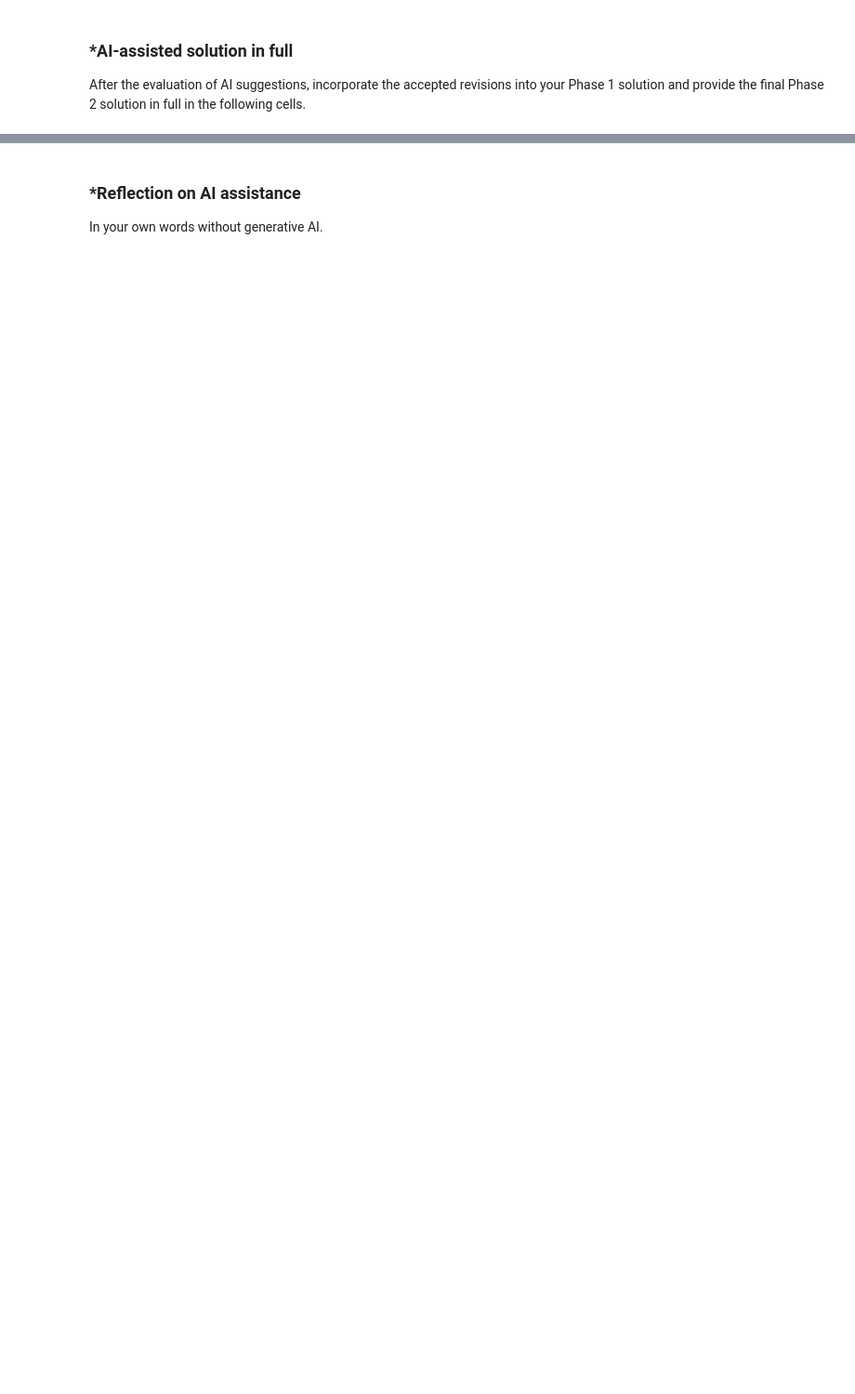
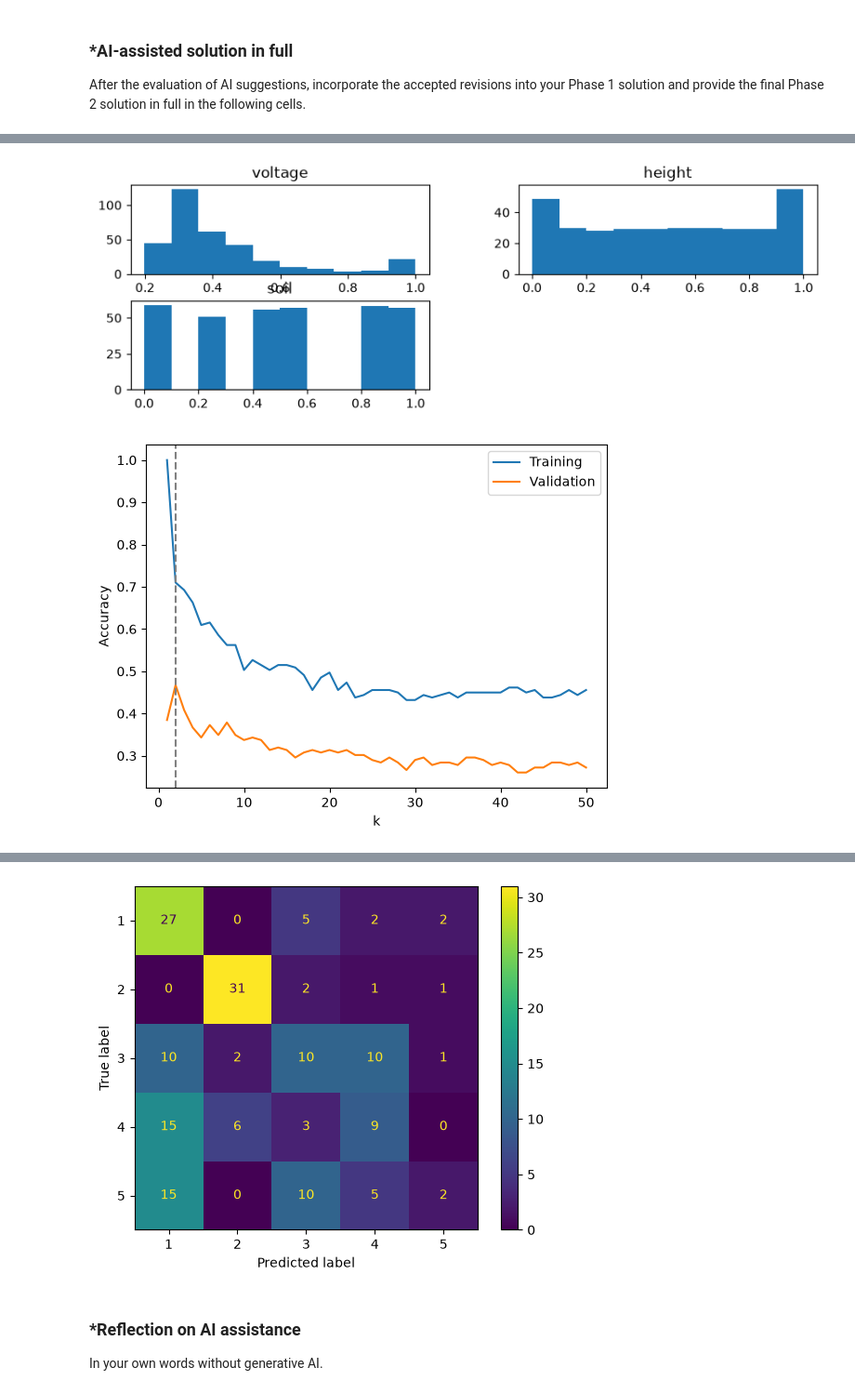
Before and after one commit to clairemcginn05/A03-knn, a Jupyter notebook: notebook.ipynb, the cells around one changed output, grey strips where cells are left out. Shown at 93% size. Cells and saved outputs as stored; diff of their text form; code cells hidden in the pictures; blank space fills up the shorter version.

```diff
--- a/notebook.ipynb
+++ b/notebook.ipynb
@@ -161,0 +295,66 @@ After the evaluation of AI suggestions, incorporate the accepted revisions into
+# %%
+import numpy as np
+import pandas as pd
+import matplotlib.pyplot as plt
+from sklearn.model_selection import train_test_split
+from sklearn.neighbors import KNeighborsClassifier
+from sklearn.preprocessing import MinMaxScaler
+from sklearn.metrics import (accuracy_score, confusion_matrix, ConfusionMatrixDisplay, classification_report)
+
+# 1.1 Load + EDA
+df = pd.read_csv('./data/land_mines.csv')
+features = ["voltage", "height", "soil"]
+
+print(df.shape)
+print(df.isna().sum())
+print(df["mine_type"].value_counts().sort_index())               # target counts
+print(df["mine_type"].value_counts(normalize=True).sort_index()) # target proportions
+print(df[features].describe())
+print(df.groupby("mine_type")[features].mean())                  # features by class
+print(df["soil"].value_counts().sort_index())                    # numeric or categorical code?
+
+df[features].hist(grid=False, figsize=(10, 3))
+plt.show()
+
+# 1.2 50/50 split, stratified
+X = df[features]
+y = df["mine_type"]
+X_train, X_valid, y_train, y_valid = train_test_split(X, y, test_size=0.5, random_state=65, stratify=y
+)
+
+# Scale using training data only
+scaler = MinMaxScaler()
+X_train_s = scaler.fit_transform(X_train)
+X_valid_s = scaler.transform(X_valid)
+
+# 1.3 Choose k with a classifier, using accuracy
+ks = np.arange(1, 51)
+valid_acc, train_acc = [], []
+for k in ks:
+    model = KNeighborsClassifier(n_neighbors=int(k)).fit(X_train_s, y_train)
+    valid_acc.append(accuracy_score(y_valid, model.predict(X_valid_s)))
+    train_acc.append(accuracy_score(y_train, model.predict(X_train_s)))
+
+k_star = 2 #Training accuracy is highest at small k and drops as k grows, while validation accuracy peaks near k = 2 and then declines, so very small k overfits and very large k underfits.
+
+plt.plot(ks, train_acc, label="Training")
+plt.plot(ks, valid_acc, label="Validation")
+plt.axvline(k_star, ls="--", color="gray")
+plt.xlabel("k"); plt.ylabel("Accuracy"); plt.legend(); plt.show()
+print("Selected k:", k_star)
+
+# 1.4 Final model: trained on the TRAINING set only
+best = KNeighborsClassifier(n_neighbors=k_star).fit(X_train_s, y_train)
+y_pred = best.predict(X_valid_s)
+
+print(pd.crosstab(y_valid, y_pred, rownames=["Actual"], colnames=["Predicted"]))
+print("Accuracy:", accuracy_score(y_valid, y_pred))
+print(classification_report(y_valid, y_pred))   # per-class precision and recall
+
+ConfusionMatrixDisplay(confusion_matrix(y_valid, y_pred),
+                       display_labels=best.classes_).plot()
+plt.show() #Based on the confusion matrix and table, precision is predicted well
+
+# 1.5
+#A class can have high recall (most real mines of that type are found) but low precision (many predictions of that type are wrong), so a prediction of "type 3" should not be treated as certain. I'd advise using the model as a screening tool, not a final answer. Use predicted probabilities (predict_proba) to flag low-confidence cases, and give those a second measurement or handle them with the most cautious procedure. For mine types that are often confused with each other, treat the ambiguous prediction as the riskier type. Misclassifying a dangerous mine as a safer one costs far more than the reverse, so decision thresholds should favor caution over raw accuracy.
+# %% [output]
@@ -161,0 +378,2 @@ After the evaluation of AI suggestions, incorporate the accepted revisions into
+[figure, added]
+[figure, added]
@@ -162,3 +400,4 @@ After the evaluation of AI suggestions, incorporate the accepted revisions into
+[figure, added]
 # %% [markdown]
 ### *Reflection on AI assistance
 In your own words without generative AI.
```
Also changed, not shown: parts of 8 cells of this notebook.
